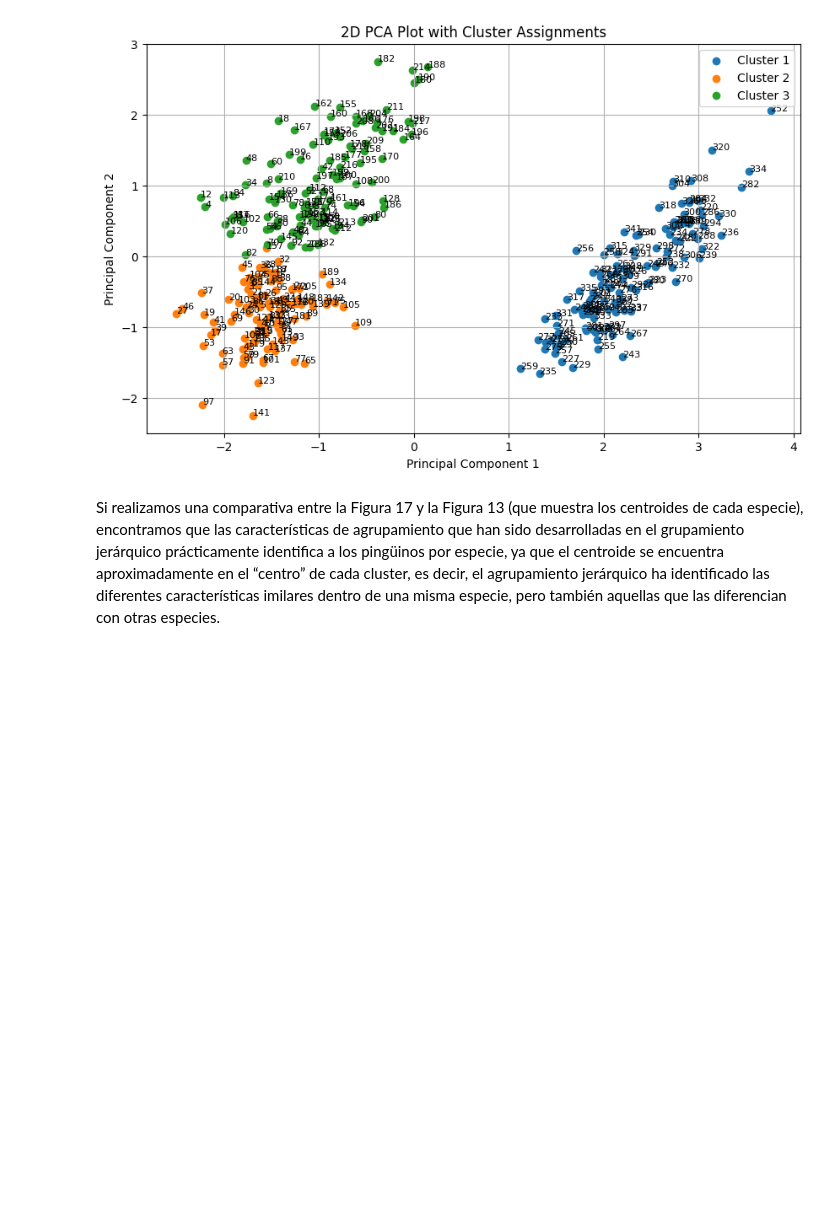
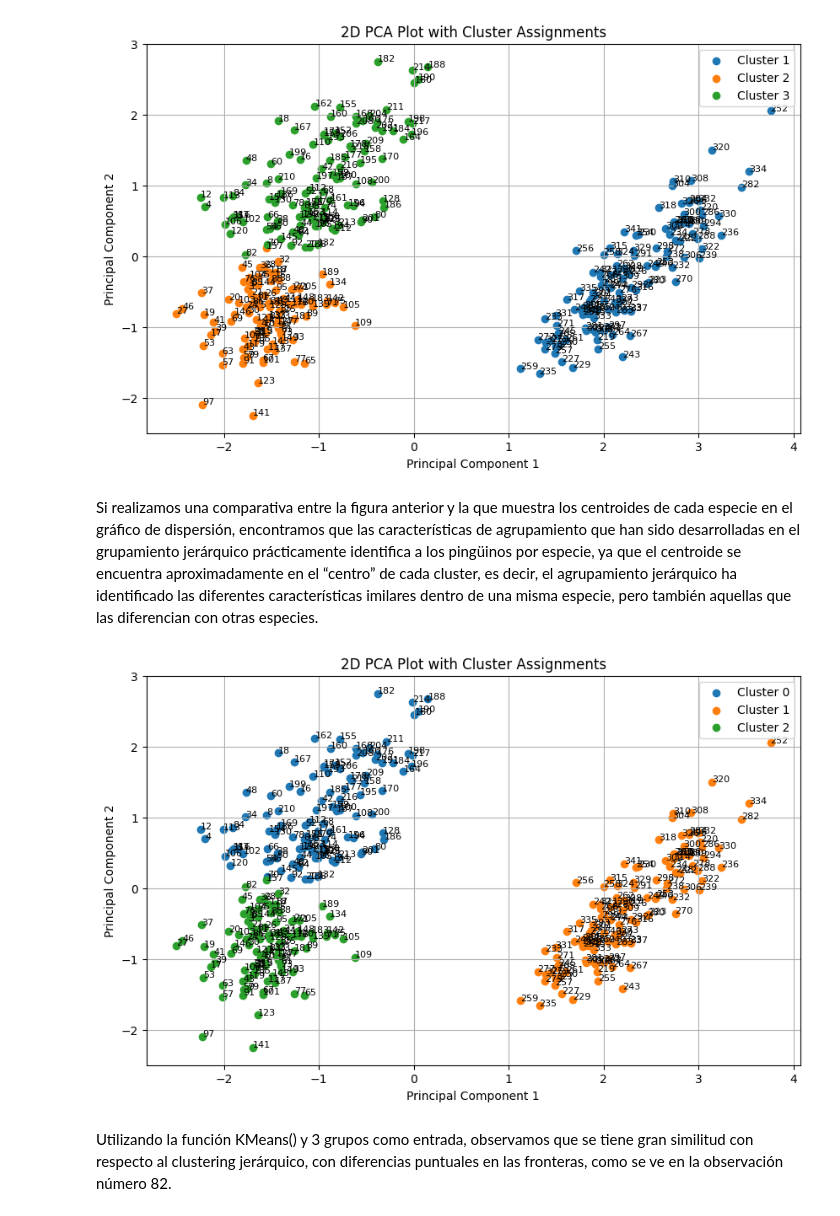
Before and after one commit to sebmcas/Mineria_de_datos, a Jupyter notebook: Clusters_Y_PCA.ipynb, the cells around one changed output. Drawn from its saved outputs; the diff is of its cells as text; code cells hidden in the pictures; blank space fills up the shorter version.

```diff
--- a/Clusters_Y_PCA.ipynb
+++ b/Clusters_Y_PCA.ipynb
@@ -457,5 +458,30 @@ plt.show()
 # %% [output]
 [figure]
 # %% [markdown]
-Si realizamos una comparativa entre la Figura 17 y la Figura 13 (que muestra los centroides de cada especie), encontramos que las características de agrupamiento que han sido desarrolladas en el
-grupamiento jerárquico prácticamente identifica a los pingüinos por especie, ya que el centroide se encuentra aproximadamente en el “centro” de cada cluster, es decir, el agrupamiento jerárquico ha identificado las diferentes características  imilares dentro de una misma especie, pero también aquellas que las diferencian con otras especies.
+Si realizamos una comparativa entre la figura anterior y la que muestra los centroides de cada especie en el gráfico de dispersión, encontramos que las características de agrupamiento que han sido desarrolladas en el grupamiento jerárquico prácticamente identifica a los pingüinos por especie, ya que el centroide se encuentra aproximadamente en el “centro” de cada cluster, es decir, el agrupamiento jerárquico ha identificado las diferentes características  imilares dentro de una misma especie, pero también aquellas que las diferencian con otras especies.
+# %%
+# Realizamos un clustering no jerárquico con 3 grupos y utilizando KMeans()
+k = 3
+kmeans = KMeans(n_clusters=k, random_state=0)
+kmeans.fit(df_est)
+kmeans_cluster_labels = kmeans.labels_
+# %%
+plt.figure(figsize=(10, 6))
+
+for cluster in np.unique(kmeans_cluster_labels):
+    plt.scatter(df_pca.loc[kmeans_cluster_labels == cluster, 'PC1'],
+                df_pca.loc[kmeans_cluster_labels == cluster, 'PC2'],
+                label=f'Cluster {cluster}')
+for i, row in df_pca.iterrows():
+    plt.text(row['PC1'], row['PC2'], str(df.index[i]), fontsize=8)
+
+plt.title("2D PCA Plot with Cluster Assignments")
+plt.xlabel("Principal Component 1")
+plt.ylabel("Principal Component 2")
+plt.legend()
+plt.grid()
+plt.show()
+# %% [output]
+[figure, added]
+# %% [markdown]
+Utilizando la función KMeans() y 3 grupos como entrada, observamos que se tiene gran similitud con respecto al clustering jerárquico, con  diferencias puntuales en las fronteras, como se ve en la observación número 82.
```
Also changed, not shown: parts of 4 cells of this notebook.
